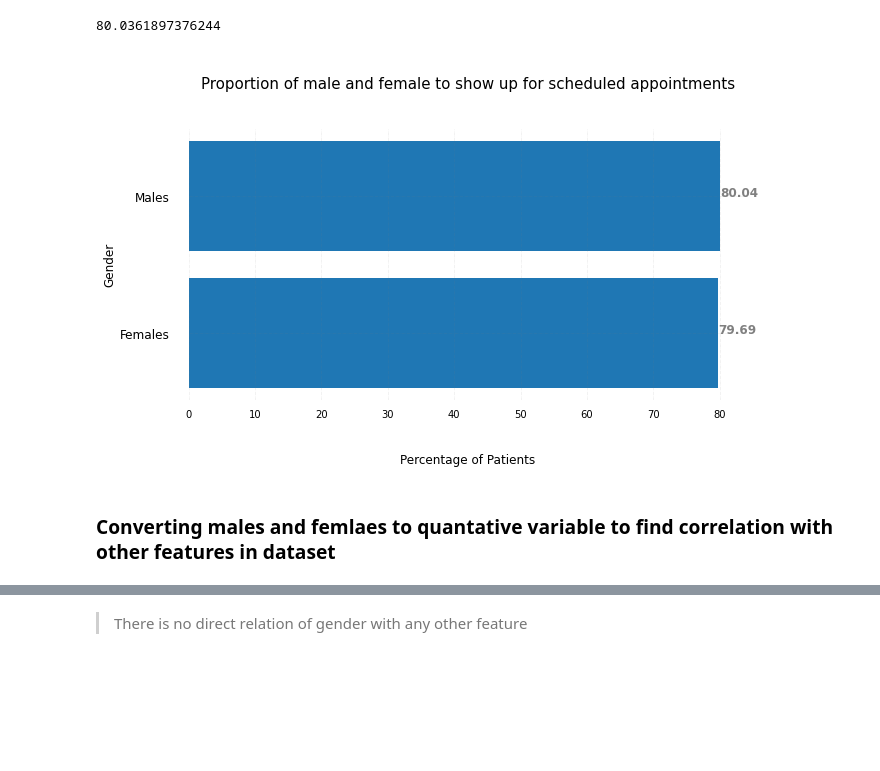
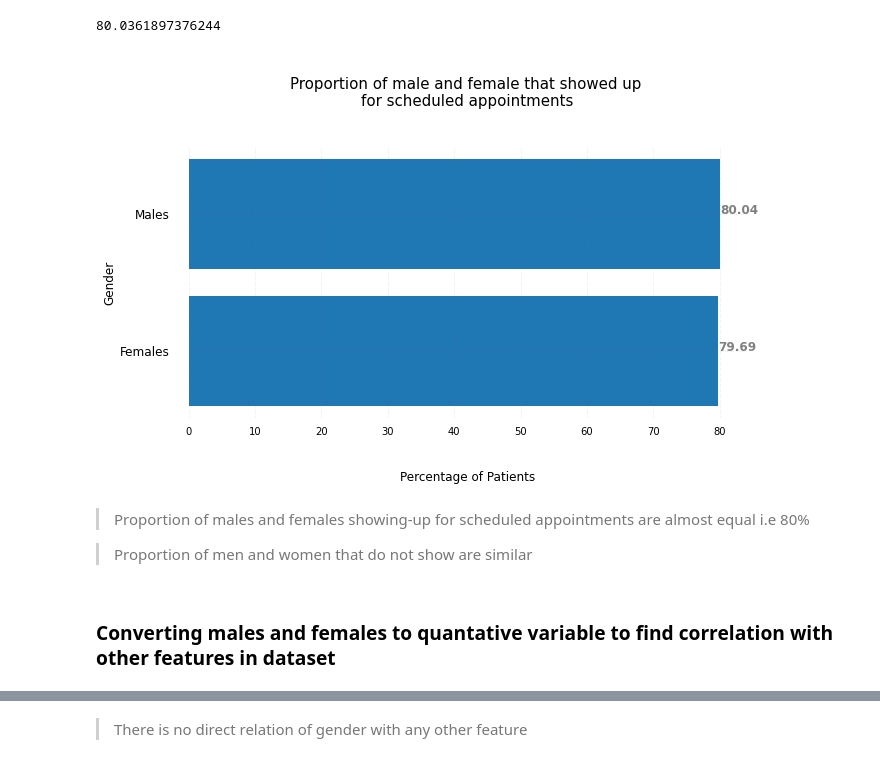
Before and after one commit to dishankkalra23/Algorithms, a Jupyter notebook: Medical_Appointment_No_Shows.ipynb, the cells around one changed output, grey strips where cells are left out. Drawn from its saved outputs; the diff is of its cells as text; code cells hidden in the pictures; blank space fills up the shorter version.

Commit message:
Updated Table of content

```diff
--- a/Medical_Appointment_No_Shows.ipynb
+++ b/Medical_Appointment_No_Shows.ipynb
@@ -114,5 +146,5 @@ Archive:  noshowappointments.zip
 # %%
-df = pd.read_csv('/content/KaggleV2-May-2016.csv')
+df = pd.read_csv('/content/input/KaggleV2-May-2016.csv')
 # %%
 df.sample(5)
 # %% [output]
@@ -331,0 +464,5 @@ df.corr().iloc[2:,2:]
+# %%
+fig, ax = plt.subplots(1, 1, figsize=(13, 8))
+sns.heatmap(df.corr().iloc[2:,2:], annot=True,
+            ax=ax, linewidth=2, cmap='Blues')
+plt.show()
@@ -363,6 +512,12 @@ prop_male_patients
 35.00239773436722
 # %%
 def horizontal_bars(name,prop,title):
+  '''
+  name: column name
+  prop: proportion of male/female show-up
+  title: title of graph
+  return: horizontal bar graph
+  '''
   fig, ax = plt.subplots(figsize =(10, 5))
   ax.barh(name, prop)
 
@@ -419,13 +576,17 @@ prop_male_show
 # %%
 gend = ['Females','Males']
 prop = [prop_female_show,prop_male_show]
-title = '\nProportion of male and female to show up for scheduled appointments\n\n'
+title = '\nProportion of male and female that showed up \nfor scheduled appointments\n\n'
 
 horizontal_bars(gend,prop,title)
 # %% [output]
-[figure, old version]
+[figure, new version]
+# %% [markdown]
+> Proportion of males and females showing-up for scheduled appointments are almost equal i.e 80%
+
+> Proportion of men and women that do not show are similar
 # %% [markdown]
-### Converting males and femlaes to quantative variable to find correlation with other features in dataset
+### Converting males and females to quantative variable to find correlation with other features in dataset
 # %%
 df_new = df.copy()
 df_new.gender = df_new.gender.map({'F':1,'M':0})
```
Also changed, not shown: parts of 142 cells of this notebook.
